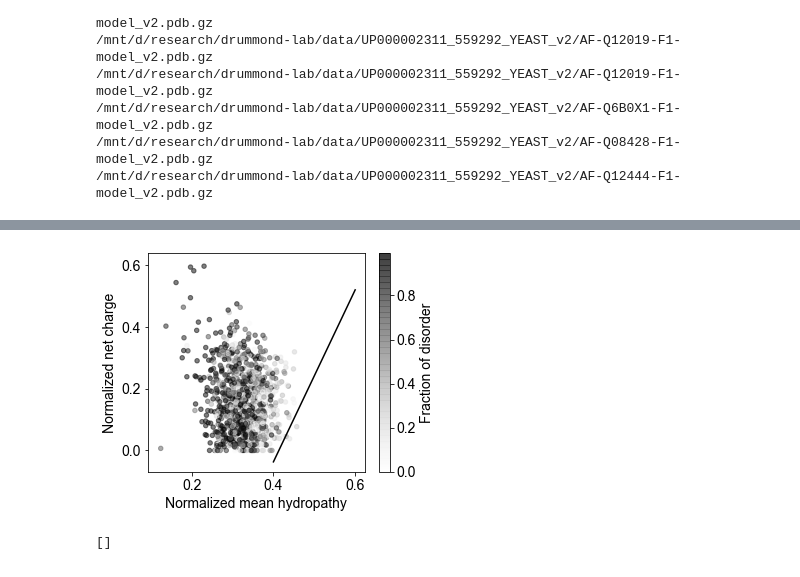
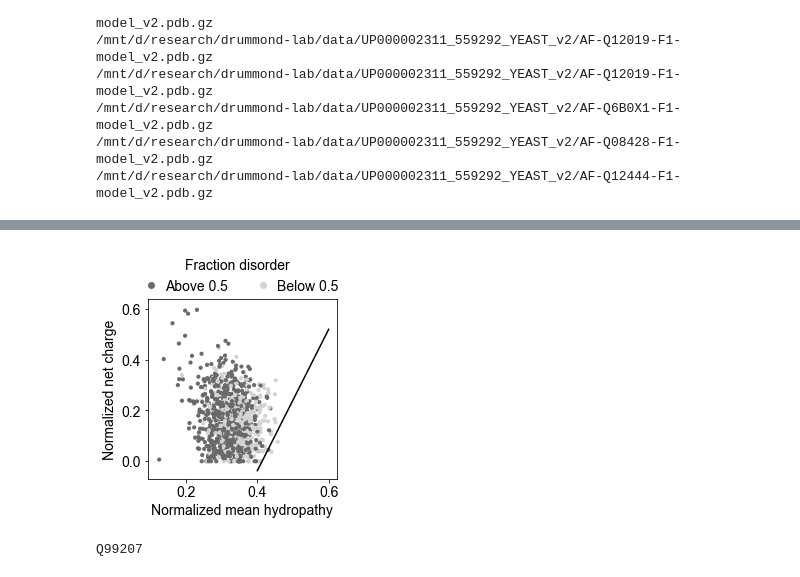
Before and after one commit to rosalindpan/hcrpaper, a Jupyter notebook: figures/Figure2.ipynb, the cells around one changed output, grey strips where cells are left out. Cells and saved outputs as stored; diff of their text form; code cells hidden in the pictures.

```diff
--- a/figures/Figure2.ipynb
+++ b/figures/Figure2.ipynb
@@ -29,5 +29,5 @@ cscheme = {'pos':'#0177BB', 'neg':'#CB3627', 'dis':'#828282', 'helix':'#009988',
 seed = 212121
 # %%
 # Filepaths
-path_to_af_data = "/Volumes/DATA/alphafold/UP000002311_559292_YEAST/"
-#path_to_af_data = '/mnt/d/research/drummond-lab/data/UP000002311_559292_YEAST_v2/'
+#path_to_af_data = "/Volumes/DATA/alphafold/UP000002311_559292_YEAST/"
+path_to_af_data = '/mnt/d/research/drummond-lab/data/UP000002311_559292_YEAST_v2/'
@@ -489,7 +500,7 @@ for index, row in df.iterrows():
     seq = row['region.seq']
 
     # Read alphafold pLDDT scoress for the sequence
-    af_fp = paf.get_alphafold_fp(uid, path_to_af_data)+'.gz'
+    af_fp = paf.get_alphafold_fp(uid, path_to_af_data, version='2')+'.gz'
     try:
         pLDDTs = paf.read_bfactor_from_pdb(af_fp)[row['left.bound']:row['right.bound']]
     except FileNotFoundError:
@@ -553,0 +547,10 @@ hits_disordered
+# %%
+df_uversky = pd.DataFrame(columns=['hydrop', 'nc', 'disorder', 'label'])
+for i in range(len(hits_disordered)):
+    disorder = hits_disordered[i]
+    if disorder >= 0.5:
+        label = 'Above 0.5'
+    if disorder < 0.5:
+        label = 'Below 0.5'
+    df_uversky = df_uversky.append({'hydrop': hits_norm_hydrop[i], 'nc': hits_norm_nc[i], 'disorder': disorder, 'label': label},
+                      ignore_index=True)
@@ -553,0 +560,2 @@ hits_disordered
+# %%
+colors = {'Above 0.5': 'dimgrey', 'Below 0.5': 'lightgrey'}
@@ -554,23 +564,53 @@ hits_disordered
 # %%
 # Values for this diving line from the original paper by Uversky:
 # Uversky, V. N., Gillespie, J. R., & Fink, A. L. (2000). Why are “natively unfolded” proteins unstructured under physiologic conditions? Proteins: Structure, Function and Genetics, 41(3), 415–427.
 # https://doi.org/10.1002/1097-0134(20001115)41:3<415::AID-PROT130>3.0.CO;2-7
 x = np.linspace(0.4,0.6,100)
 y = 2.785*x - 1.151
 
-fig,ax = plt.subplots(figsize=(5,4))
-sc = ax.scatter(hits_norm_hydrop, hits_norm_nc,c=hits_disordered, cmap='Greys', alpha=0.5, s=20)
+fig,ax = plt.subplots(figsize=(3.4,3.3))
+ax.scatter(data=df_uversky, x='hydrop', y='nc', c=df_uversky['label'].map(colors),
+            s=10)
 ax.plot(x, y, color = 'black')
-cbar = plt.colorbar(sc)
-cbar.set_label('Fraction of disorder')
+#cbar = plt.colorbar(sc)
+#cbar.set_label('Fraction of disorder')
 ax.set_xlabel('Normalized mean hydropathy')
 ax.set_ylabel('Normalized net charge')
-plt.tight_layout()
-plt.savefig('./plots/Figure3.2E.png', dpi=300, bbox_inches = "tight")
+
+handles = [Line2D([0], [0], marker='o', color='w', markerfacecolor=v, label=k, markersize=8) for k, v in colors.items()]
+ax.legend(title='Fraction disorder', handles=handles, columnspacing=1.5, handletextpad=0,
+          bbox_to_anchor=(1.07, 1.3), ncol=2, frameon=False)
+
+plt.savefig('./plots/Figure2E.png', dpi=300, bbox_inches = "tight")
 plt.show()
 # %% [output]
-[figure, old version]
+[figure, new version]
-# %%
-hits_norm_hydrop
-# %% [output]
-[]
+# %%
+# Calculate normalized hydropathy, net charge, and percent disordered for each sequence
+hits_norm_hydrop = []
+hits_norm_nc = []
+hits_label = []
+
+for index, row in df.iterrows():
+    orf = row['orf']
+    uid = row['uni_id']
+    seq = row['region.seq']
+
+    # Score each residue as disordered or ordered based on pLDDT value
+    fdir = '/mnt/d/research/drummond-lab/data/cerevisiae-alphafold-output/'
+    try:
+        label = paf.get_structure_label(fdir, uid, row['left.bound'], row['right.bound'],
+                        helical_cutoff=0.8, bfactor_cutoff=0.5)
+        hits_label.append(label)
+
+        # Calculate region hydropathy according to the normalized kyte-doolittle scale
+        #hits_norm_hydrop.append(paf.calculate_hydropathy(seq, scale="kd"))
+        hits_norm_hydrop.append(comp.calculate_hydropathy(seq, scale="kd_norm"))
+
+        # Calculate normalized net charge
+        nc = np.abs((seq.count('R') + seq.count('K') - seq.count('E') + seq.count('D'))) / row['region.len']
+        hits_norm_nc.append(nc)
+    except:
+        print(uid)
+# %% [output]
+Q99207
```
Also changed, not shown: parts of 17 cells of this notebook, 23 other files.
